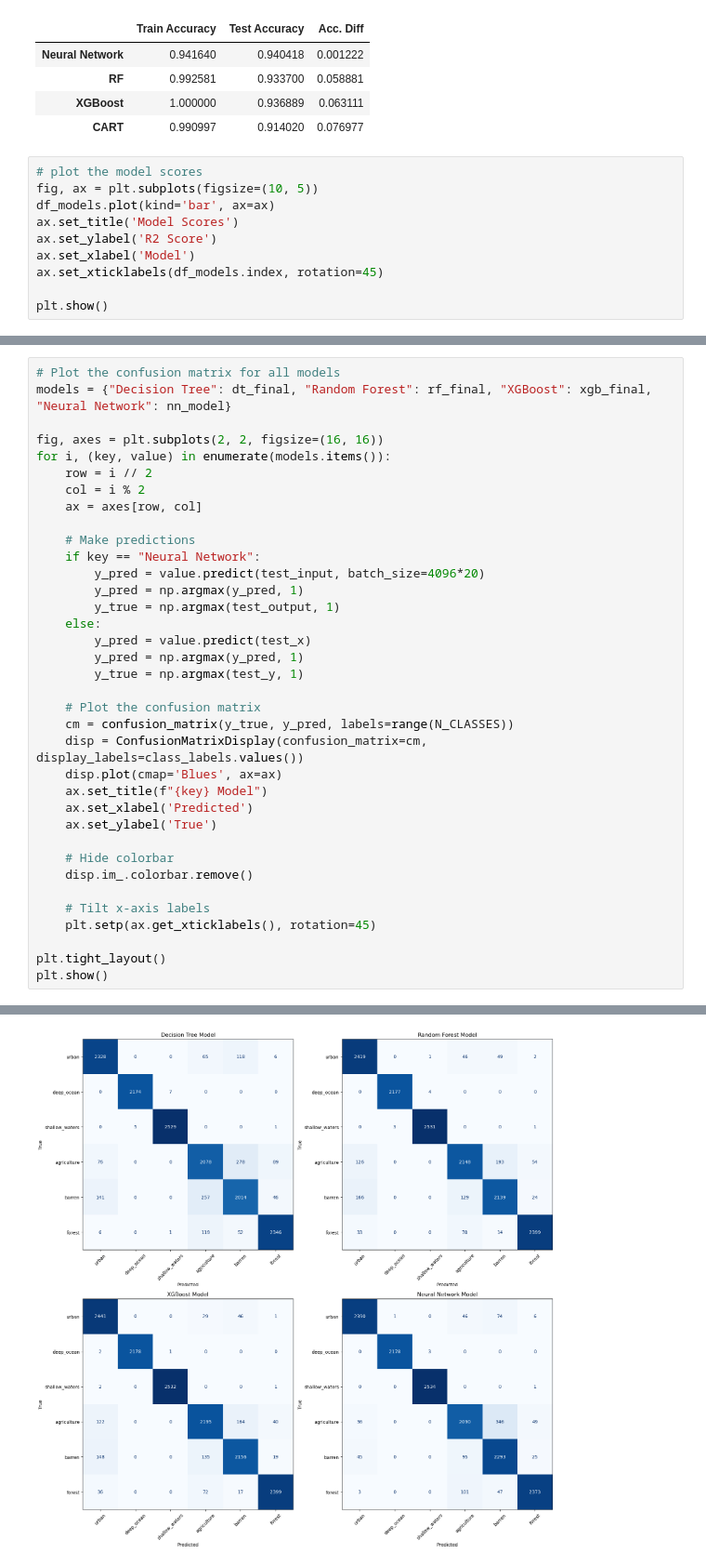
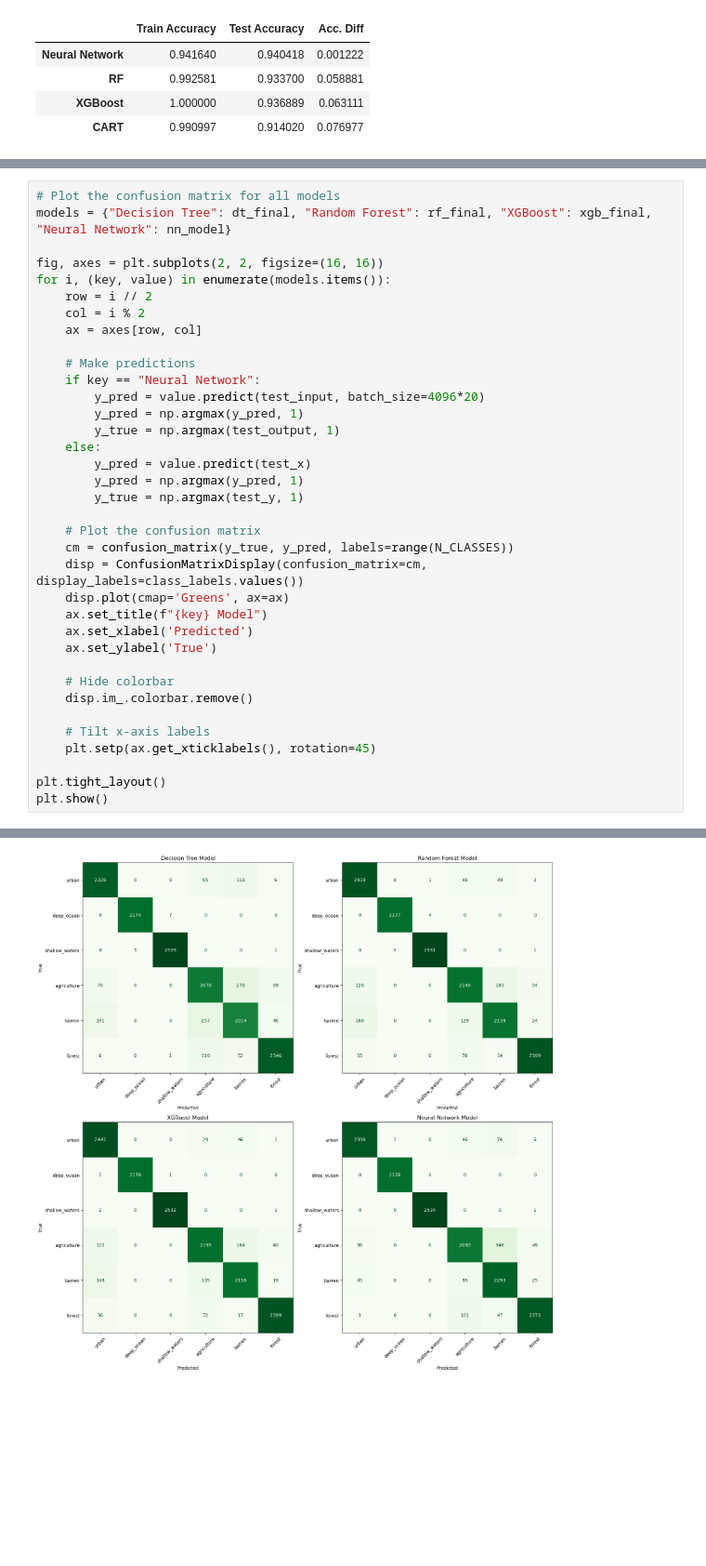
Before and after one commit to JuanesLamilla/cuba_landcover_class, a Jupyter notebook: analysis.ipynb, the cells around one changed output, grey strips where cells are left out. Shown at 93% size. Cells and saved outputs as stored; diff of their text form; blank space fills up the shorter version.

```diff
--- a/analysis.ipynb
+++ b/analysis.ipynb
@@ -883,13 +883,3 @@ df_models
 | RF | 0.992581 | 0.933700 | 0.058881 |
 | XGBoost | 1.000000 | 0.936889 | 0.063111 |
 | CART | 0.990997 | 0.914020 | 0.076977 |
-# %%
-# plot the model scores
-fig, ax = plt.subplots(figsize=(10, 5))
-df_models.plot(kind='bar', ax=ax)
-ax.set_title('Model Scores')
-ax.set_ylabel('R2 Score')
-ax.set_xlabel('Model')
-ax.set_xticklabels(df_models.index, rotation=45)
-
-plt.show()
@@ -918,7 +906,7 @@ for i, (key, value) in enumerate(models.items()):
     # Plot the confusion matrix
     cm = confusion_matrix(y_true, y_pred, labels=range(N_CLASSES))
     disp = ConfusionMatrixDisplay(confusion_matrix=cm, display_labels=class_labels.values())
-    disp.plot(cmap='Blues', ax=ax)
+    disp.plot(cmap='Greens', ax=ax)
     ax.set_title(f"{key} Model")
     ax.set_xlabel('Predicted')
     ax.set_ylabel('True')
@@ -936 +924 @@ plt.show()
-[figure, old version]
+[figure, new version]
```
Also changed, not shown: parts of 4 cells of this notebook.
